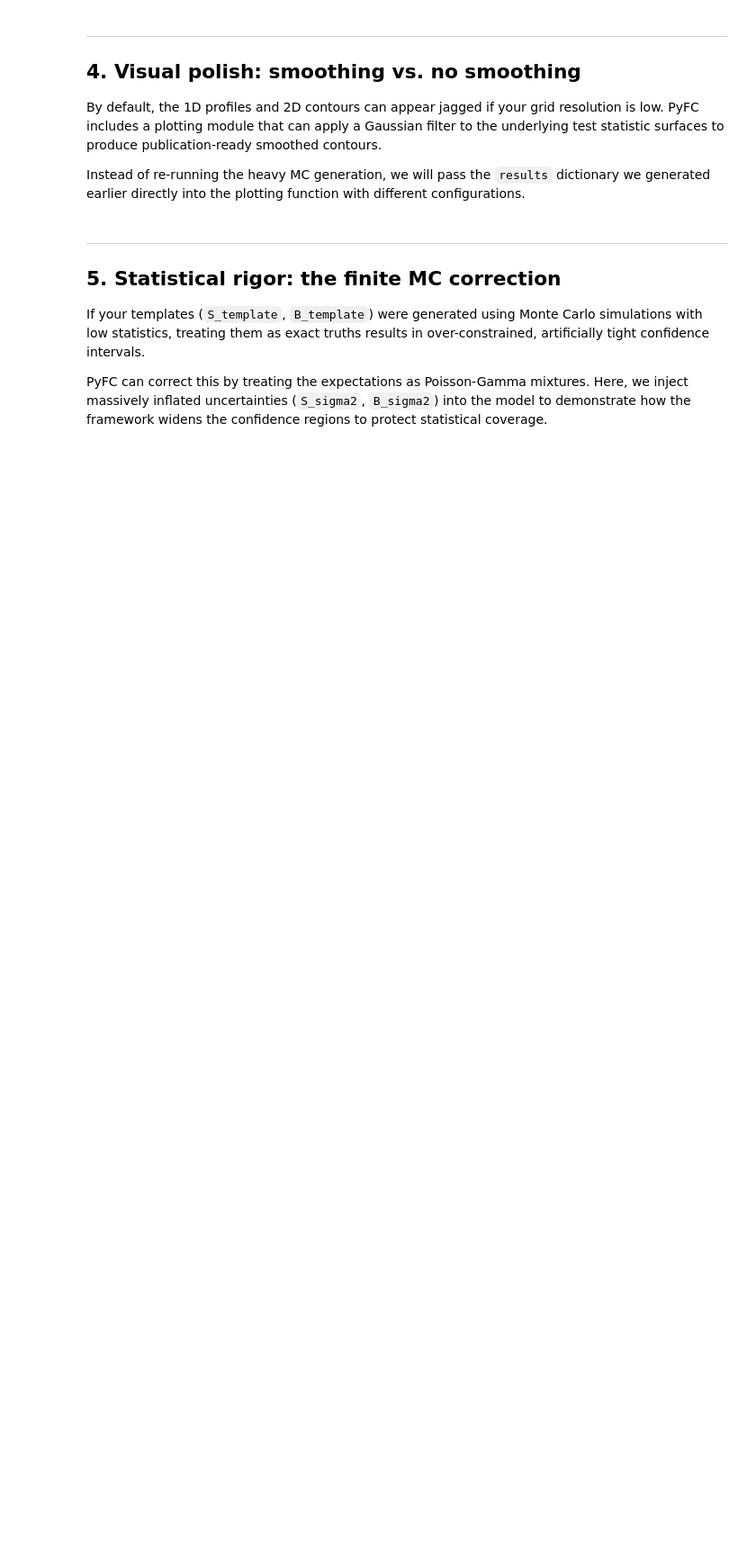
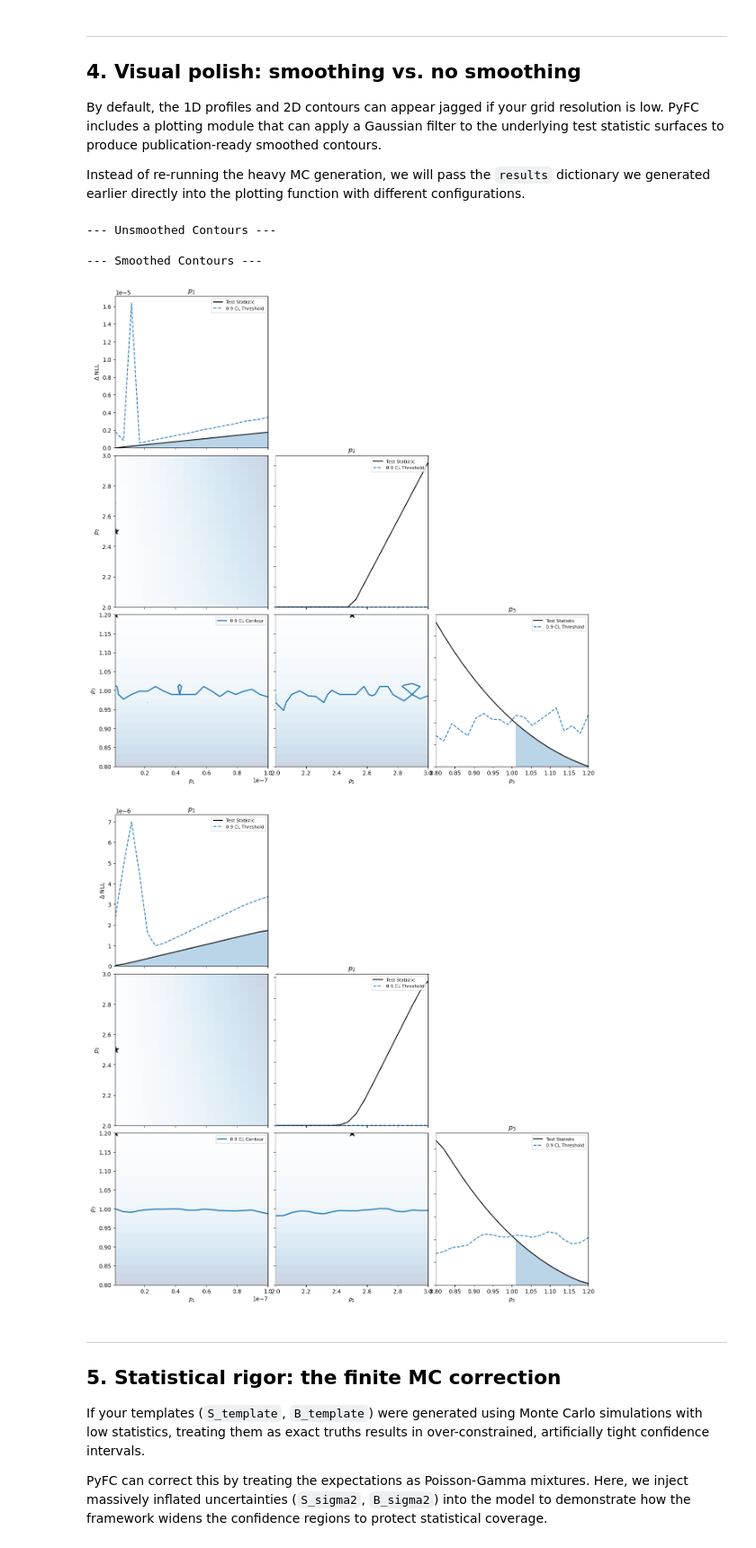
Before and after one commit to mbustama/FeldmanCousins, a Jupyter notebook: examples/pyfc_tutorial.ipynb, the cells around one changed output. Shown at 90% size. Cells and saved outputs as stored; diff of their text form; code cells hidden in the pictures; blank space fills up the shorter version.

```diff
--- a/examples/pyfc_tutorial.ipynb
+++ b/examples/pyfc_tutorial.ipynb
@@ -160,9 +220,9 @@ PyFC dynamically adapts to $N$-dimensional space. Here we create a mock 5-parame
 
 **Warning:** Calculating 2D contours for 5 parameters results in 10 unique joint combinations ($5 \times 4 / 2$). The code will take longer to finish.
 # %%
-S_template = np.array([0.1, 0.5, 2.0, 5.0])
-B_template = np.array([15.0, 5.0, 1.0, 0.1])
-observed_counts = np.array([20, 7, 2, 0])
+S_template = np.array([0.1, 0.5, 2.0, 5.0, 3.0, 1.0])
+B_template = np.array([15.0, 5.0, 1.0, 0.1, 0.05, 0.01])
+observed_counts = np.array([20, 7, 2, 0, 1, 0])
 
 # Compute S_sigma2 and B_sigma2 properly as the sum of squared MC weights (sum(w^2)).
 # In practice, if you generate these from an MC event pool with weights, you do:
@@ -186,7 +246,7 @@ def compute_rates_5p(params, S_temp, B_temp, S_sig2, B_sig2):
     return mu, sigma2
 
 # Create 5 independent grids of 10 evaluation points each
-grids_5p = [np.linspace(0.501, 1.499, 10) for _ in range(5)]
+grids_5p = [np.linspace(0.501, 1.499, 30) for _ in range(5)]
 
 print("Running 5-Parameter Binned Analysis (1D Only)...")
 results_5p, fig_5p = compute_fc_intervals(
@@ -234,7 +319,7 @@ B_template = np.array([15.0, 5.0, 1.0, 0.1])
 observed_counts = np.array([20, 7, 2, 0])
 
 # Redefining a slightly tighter grid for a fair speed comparison
-grids_dense = [np.linspace(1e-9, 1e-7, 10), np.linspace(2.0, 3.0, 10), np.linspace(0.8, 1.2, 5)]
+grids_dense = [np.linspace(1e-9, 1e-7, 20), np.linspace(2.0, 3.0, 20), np.linspace(0.8, 1.2, 20)]
 
 print("--- Running WITHOUT Sparsification ---")
 t0 = time.time()
@@ -273,38 +391,39 @@ Instead of re-running the heavy MC generation, we will pass the `results` dictio
 # %%
 # Common plotting setup
 plot_config = {
     "n_params": 3,
     "compute_1D_intervals": True,
     "compute_2D_intervals": True,
-    "param_names": [r"$\Phi_0$", r"$\gamma$", r"$B_{norm}$"], # LaTeX support!
+    "param_names": [r"$p_1$", r"$p_2$", r"$p_3$"], # LaTeX support!
     "cl": [0.90]
 }
 
-import os
 
 # 1. Generate Raw (Unsmoothed) Plot
 print("--- Unsmoothed Contours ---")
 plot_config_unsmoothed = plot_config.copy()
 plot_config_unsmoothed["smooth_1d"] = False
 plot_config_unsmoothed["smooth_2d"] = False
 plot_config_unsmoothed["save_directory"] = "fc_tutorial_output/unsmoothed"
 os.makedirs(plot_config_unsmoothed["save_directory"], exist_ok=True)
 
-fig_unsmoothed = generate_corner_plot(results_binned, plot_config_unsmoothed) # <-- Capture the returned fig
-if fig_unsmoothed:
-    display(fig_unsmoothed)
+fig_unsmoothed = generate_corner_plot(res_no_sparse, plot_config_unsmoothed) # <-- Capture the returned fig
 
 # 2. Generate Smoothed Plot
 print("\n--- Smoothed Contours ---")
 plot_config_smoothed = plot_config.copy()
 plot_config_smoothed["smooth_1d"] = True
 plot_config_smoothed["smooth_2d"] = True
 plot_config_smoothed["save_directory"] = "fc_tutorial_output/smoothed"
 os.makedirs(plot_config_smoothed["save_directory"], exist_ok=True)
 
-fig_smoothed = generate_corner_plot(results_binned, plot_config_smoothed) # <-- Capture the returned fig
-if fig_smoothed:
-    display(fig_smoothed)
+fig_smoothed = generate_corner_plot(res_no_sparse, plot_config_smoothed) # <-- Capture the returned fig
+# %% [output]
+--- Unsmoothed Contours ---
+
+--- Smoothed Contours ---
+[figure, added]
+[figure, added]
 # %% [markdown]
 ---
 ## 5. Statistical rigor: the finite MC correction
```
Also changed, not shown: parts of 9 cells of this notebook.
